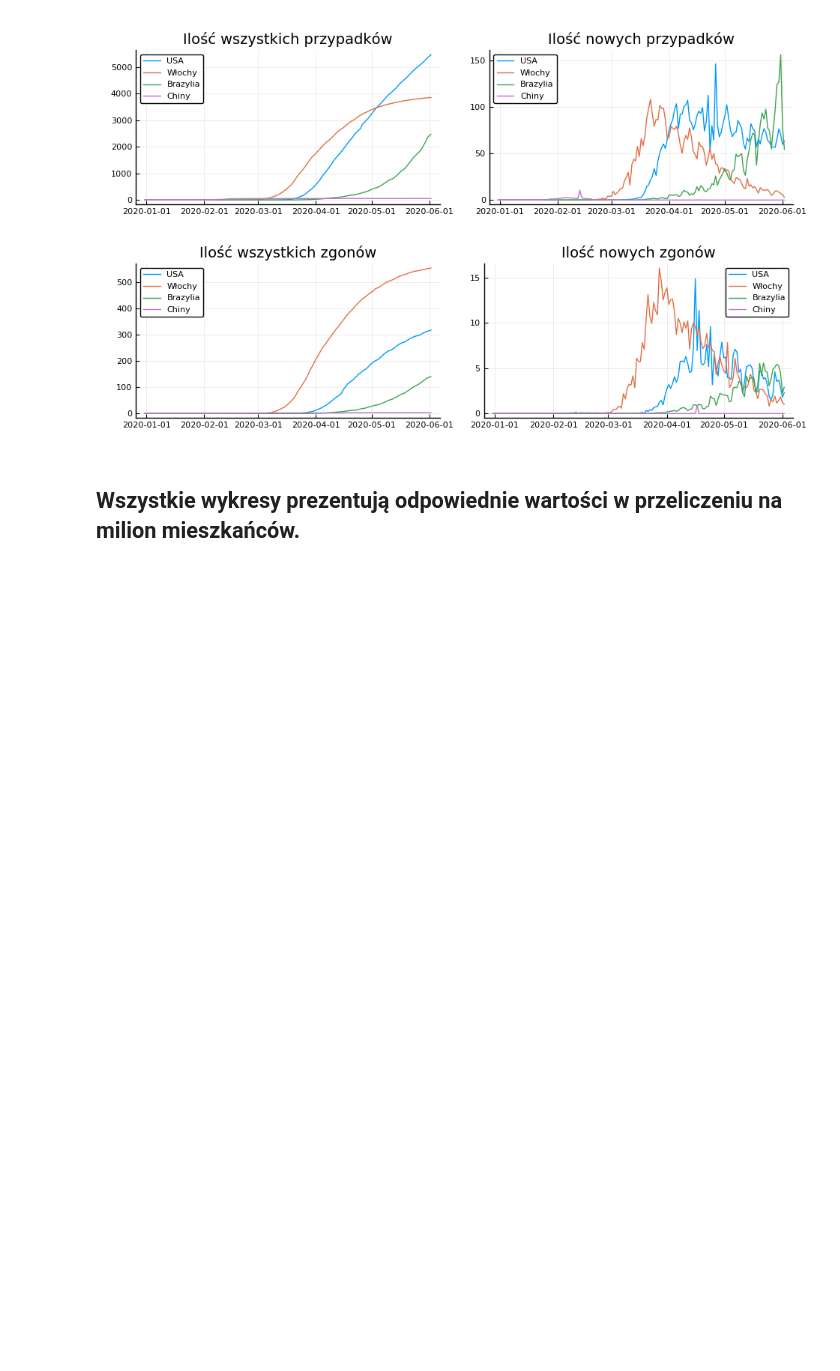
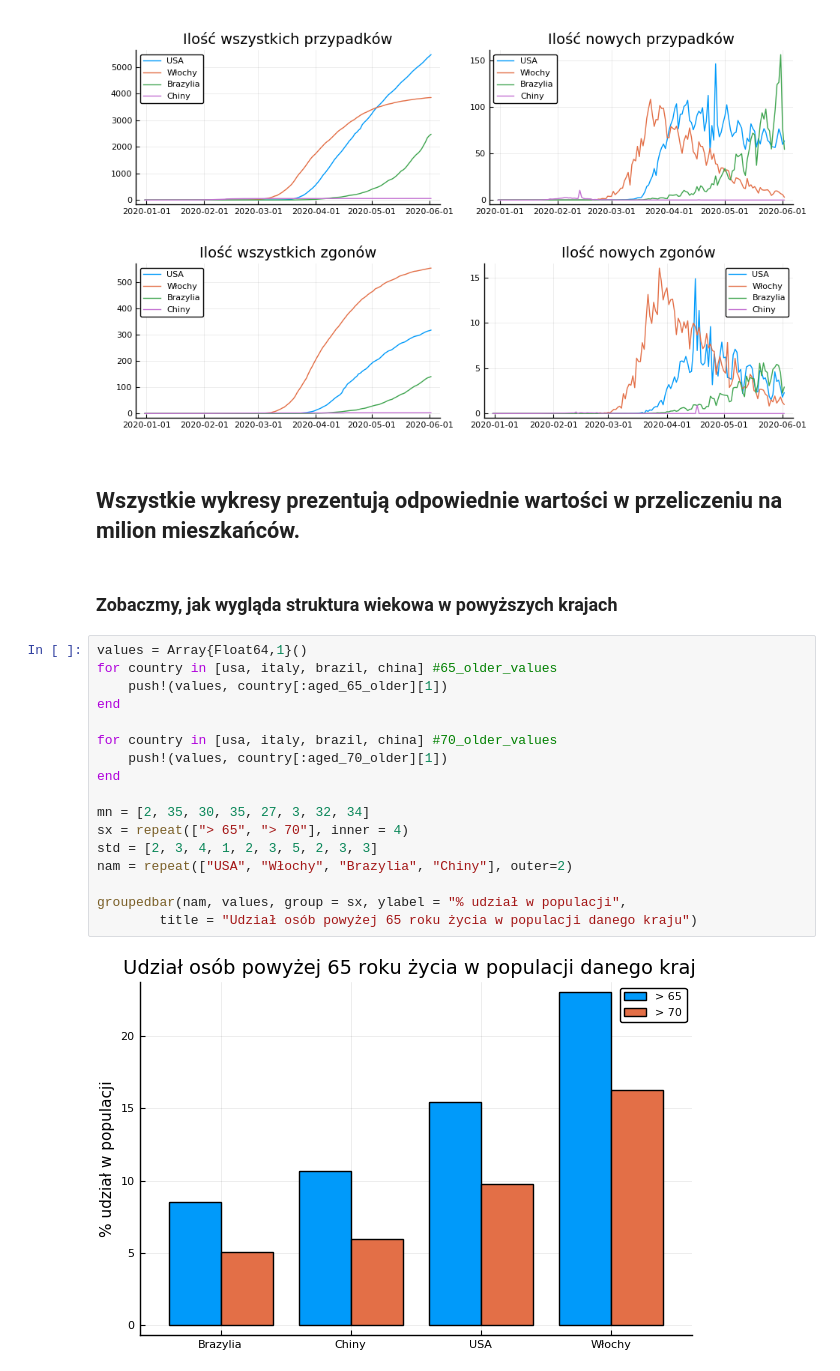
Before and after one commit to wstryc/Wizualizacja-COVID-19, a Jupyter notebook: projekt.ipynb, the cells around one changed output. Saved outputs shown, nothing was run; the diff lists cells and outputs as text; blank space fills up the shorter version.

Commit message:
Udział osób w starszym wieku dodany.

```diff
--- a/projekt.ipynb
+++ b/projekt.ipynb
@@ -159,3 +162,24 @@ plot(p1,p2, p3, p4, layout=4, size=size=(950,570), tight_layout=true, margin=20p
 [figure]
 # %% [markdown]
 ## Wszystkie wykresy prezentują odpowiednie wartości w przeliczeniu na milion mieszkańców.
+# %% [markdown]
+### Zobaczmy, jak wygląda struktura wiekowa w powyższych krajach
+# %%
+values = Array{Float64,1}()
+for country in [usa, italy, brazil, china] #65_older_values
+    push!(values, country[:aged_65_older][1])
+end
+
+for country in [usa, italy, brazil, china] #70_older_values
+    push!(values, country[:aged_70_older][1])
+end
+
+mn = [2, 35, 30, 35, 27, 3, 32, 34]
+sx = repeat(["> 65", "> 70"], inner = 4)
+std = [2, 3, 4, 1, 2, 3, 5, 2, 3, 3]
+nam = repeat(["USA", "Włochy", "Brazylia", "Chiny"], outer=2)
+
+groupedbar(nam, values, group = sx, ylabel = "% udział w populacji",
+        title = "Udział osób powyżej 65 roku życia w populacji danego kraju")
+# %% [output]
+[figure, added]
```
Also changed, not shown: parts of 5 cells of this notebook.
